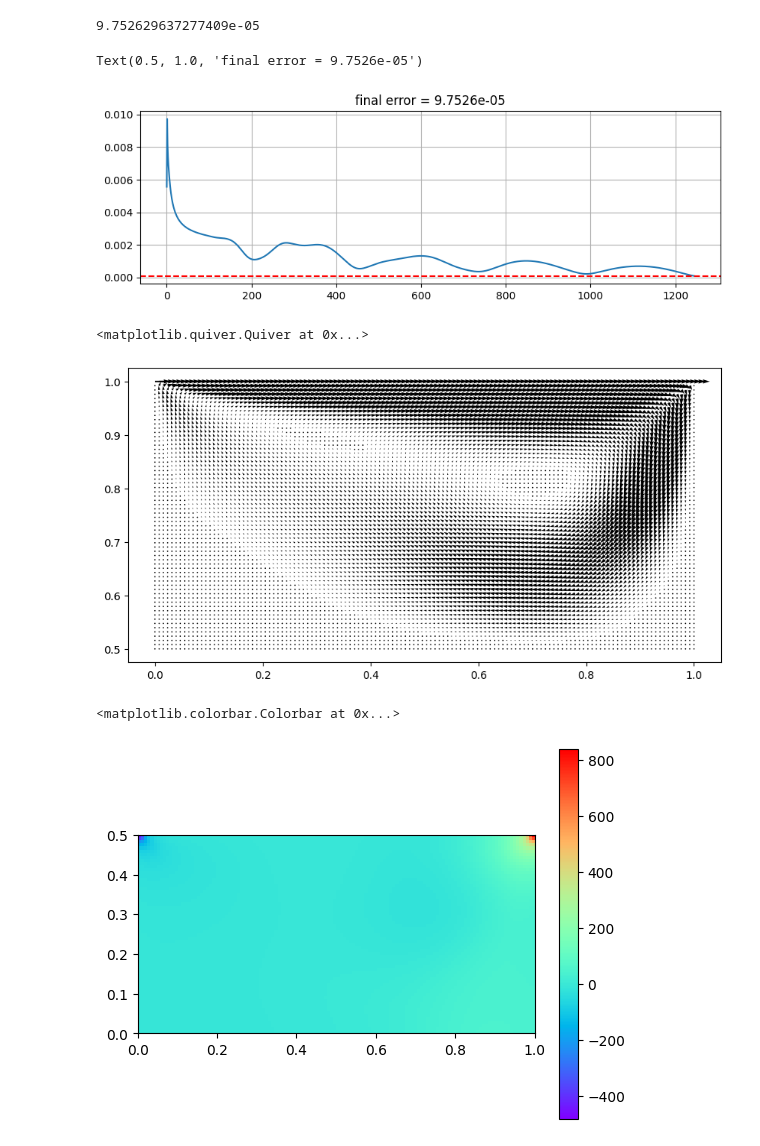
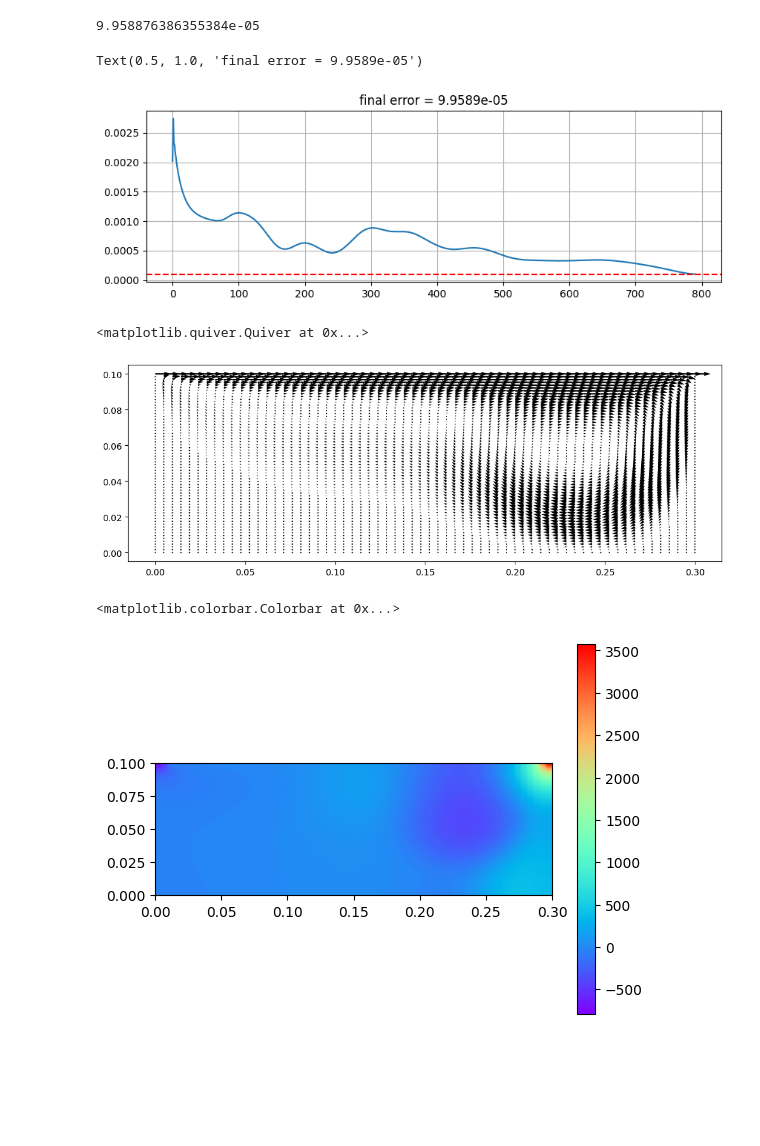
Before and after one commit to wujorgen/2d_heat_conduction, a Jupyter notebook: python/simple.ipynb, the cells around one changed output. Cells and saved outputs as stored; diff of their text form; code cells hidden in the pictures; blank space fills up the shorter version.

```diff
--- a/python/simple.ipynb
+++ b/python/simple.ipynb
@@ -5,11 +5,11 @@ import numpy as np
 ###################
 # grid dimensions #
 ###################
-NX = 128
-LX = 1
+NX = 64
+LX = 0.3
 
 NY = 64
-LY = 0.5
+LY = 0.1
 
 dx = LX / (NX - 1)
 dy = LY / (NY - 1)
@@ -76,7 +76,7 @@ u[0, :] = U_LID
 # fluid properties #
 ####################
 mu = 1  #0.0010518  # dynamic viscosity, Pa*s
-rho = 100 #1000  # density, kg/m^3
+rho = 1000 #1000  # density, kg/m^3
 
 ###############
 # convergence #
@@ -265,7 +265,7 @@ while error > ethresh:
 # %%
 print(errors[-1])
 # %% [output]
-9.752629637277409e-05
+9.958876386355384e-05
 # %%
 plt.figure(figsize=(10,3))
 plt.plot(errors[:])
@@ -273,8 +273,8 @@ plt.axhline(ethresh, color="red", linestyle="--")
 plt.grid()
 plt.title(f"final error = {errors[-1]:5.5g}")
 # %% [output]
-Text(0.5, 1.0, 'final error = 9.7526e-05')
+Text(0.5, 1.0, 'final error = 9.9589e-05')
-[figure, old version]
+[figure, new version]
 # %%
 # map staggered variables back to co-located grid
 u_final = np.zeros(shape=(NY, NX))
@@ -289,15 +289,15 @@ for i in range(NY):
         # v grid is offsetin x direction / along j index
         v_final[i, j] = (v[i, j] + v[i, j + 1]) / 2
 # %%
-x_grid, y_grid = np.meshgrid(X, 1-Y, indexing="xy")
-plt.figure(figsize=(LX*10, LY*10))
+x_grid, y_grid = np.meshgrid(X, LY-Y, indexing="xy")
+plt.figure(figsize=(LX*40, LY*40))
 plt.quiver(x_grid, y_grid, u_final, v_final, scale=75)
 # %% [output]
 <matplotlib.quiver.Quiver at 0x...>
-[figure, old version]
+[figure, new version]
 # %%
 plt.imshow(p_final, extent=(0, LX, 0, LY), cmap="rainbow")
 plt.colorbar()
 # %% [output]
 <matplotlib.colorbar.Colorbar at 0x...>
-[figure, old version]
+[figure, new version]
```
Also changed, not shown: 5 other files.
